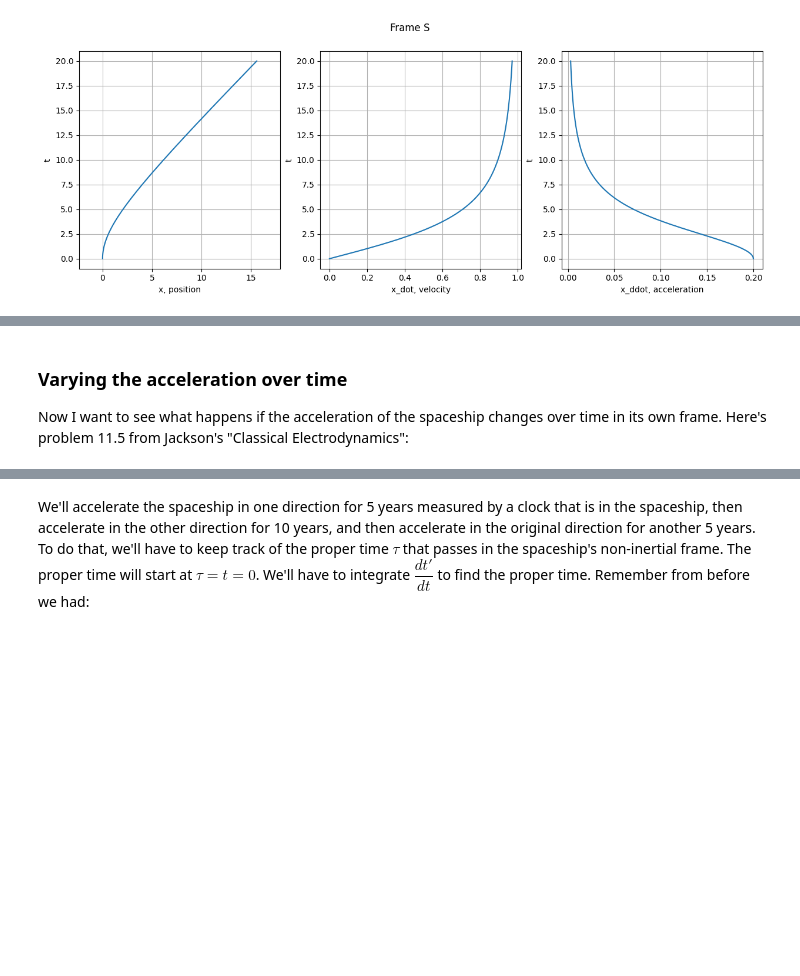
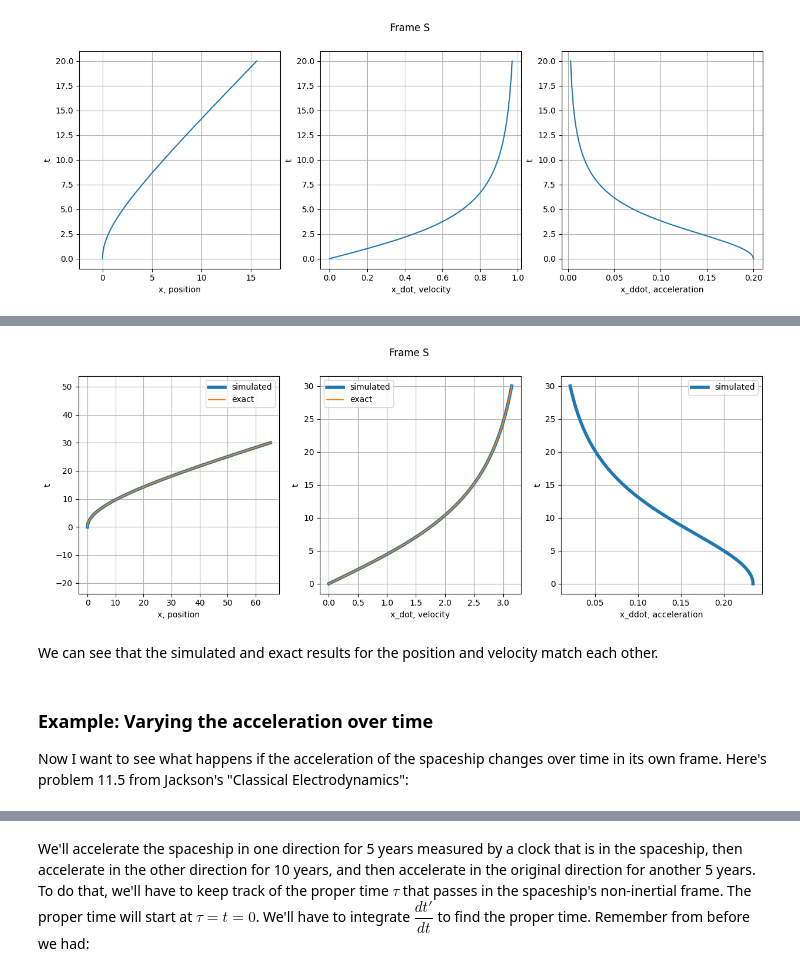
Before and after one commit to kurtamohler/physics-sims, a Jupyter notebook: notebooks/Special Relativity Acceleration.ipynb, the cells around one changed output, grey strips where cells are left out. Drawn from its saved outputs; the diff is of its cells as text; code cells hidden in the pictures; blank space fills up the shorter version.

Commit message:
Add algebraic derivation for position of accelerating object

```diff
--- a/notebooks/Special Relativity Acceleration.ipynb
+++ b/notebooks/Special Relativity Acceleration.ipynb
@@ -263,5 +337,37 @@ The position of the spaceship increases similarly to a parabola in the beginning
+# %%
+import physics_sims
+
+v0 = 0
+event0 = [0, 0]
+g = 0.234
+c = 3.523
+
+run_time = 30
+
+traj = physics_sims.SimRunner().run_headless(
+    ConstantProperAcceleration(event0, v0, g, c),
+    run_time,
+    time_delta=0.01)
+
+axes = plot_trajectory(traj, label='simulated', linewidth=4)
+
+t = np.linspace(0, run_time)
+x = (c**2 / g) * (np.sqrt(1 + (g/c)**2 * t**2) - 1)
+x_dot = (g * t) / np.sqrt(1 + ((g * t) / c)**2)
+axes[0].plot(x, t, label='exact')
+axes[1].plot(x_dot, t, label='exact')
+
+for ax in axes:
+    ax.legend()
+
+plt.suptitle('Frame S')
+plt.show()
+# %% [output]
+[figure, added]
+# %% [markdown]
+We can see that the simulated and exact results for the position and velocity match each other.
 # %% [markdown]
-### Varying the acceleration over time
+### Example: Varying the acceleration over time
 
 Now I want to see what happens if the acceleration of the spaceship changes over time in its own frame. Here's problem 11.5 from Jackson's "Classical Electrodynamics":
 # %% [markdown]
```
Also changed, not shown: parts of 24 cells of this notebook.
